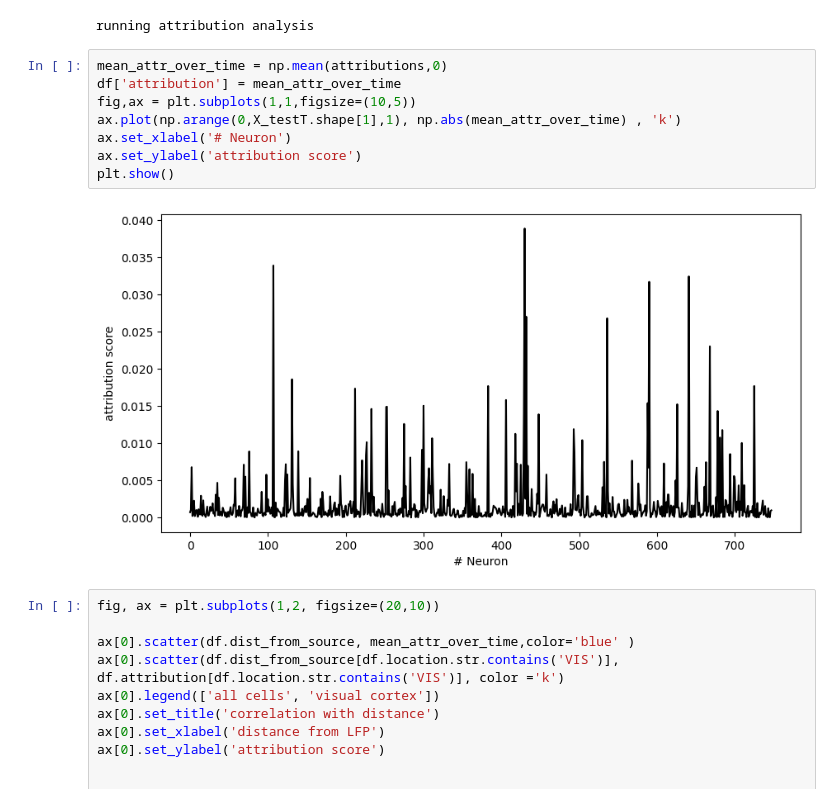
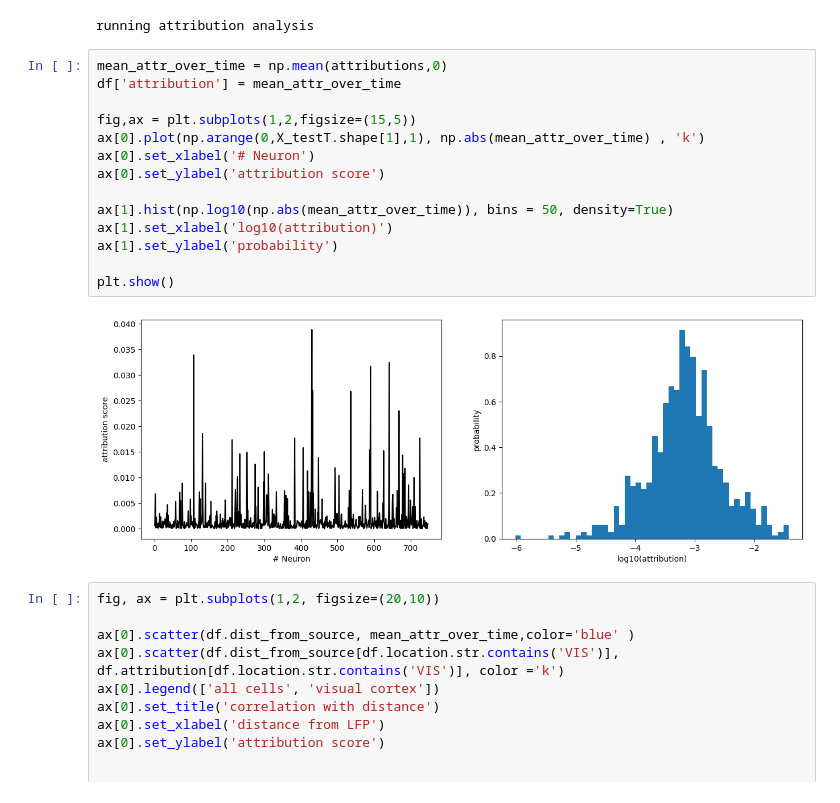
Before and after one commit to nnitzan01/spikes2lfp, a Jupyter notebook: spike_to_lfp_lstm_V2.ipynb, the cells around one changed output. Saved outputs shown, nothing was run; the diff lists cells and outputs as text.

```diff
--- a/spike_to_lfp_lstm_V2.ipynb
+++ b/spike_to_lfp_lstm_V2.ipynb
@@ -303,13 +303,19 @@ running attribution analysis
 # %%
 mean_attr_over_time = np.mean(attributions,0)
 df['attribution'] = mean_attr_over_time
-fig,ax = plt.subplots(1,1,figsize=(10,5))
-ax.plot(np.arange(0,X_testT.shape[1],1), np.abs(mean_attr_over_time) , 'k')
-ax.set_xlabel('# Neuron')
-ax.set_ylabel('attribution score')
+
+fig,ax = plt.subplots(1,2,figsize=(15,5))
+ax[0].plot(np.arange(0,X_testT.shape[1],1), np.abs(mean_attr_over_time) , 'k')
+ax[0].set_xlabel('# Neuron')
+ax[0].set_ylabel('attribution score')
+
+ax[1].hist(np.log10(np.abs(mean_attr_over_time)), bins = 50, density=True)
+ax[1].set_xlabel('log10(attribution)')
+ax[1].set_ylabel('probability')
+
 plt.show()
 # %% [output]
-[figure, old version]
+[figure, new version]
 # %%
 fig, ax = plt.subplots(1,2, figsize=(20,10))
 
```
